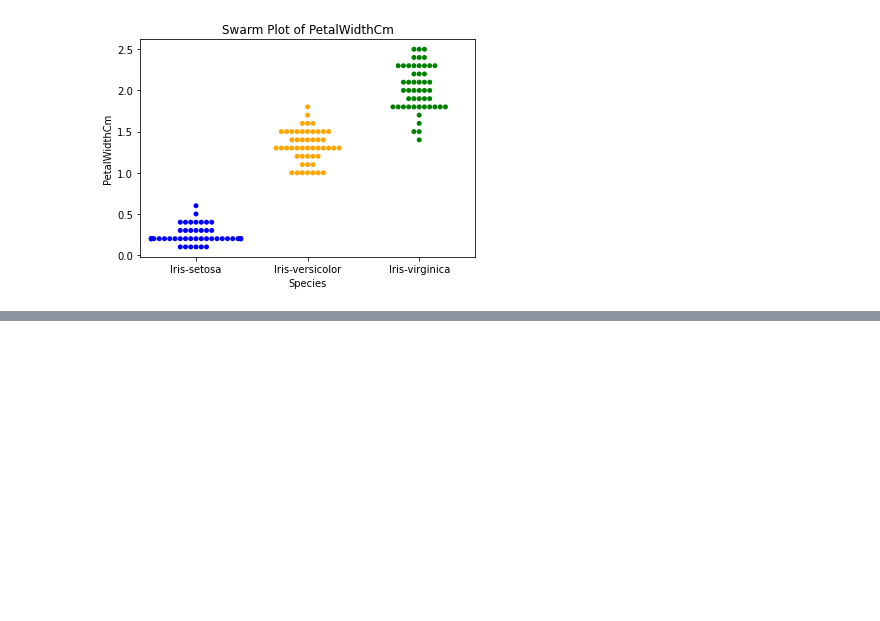
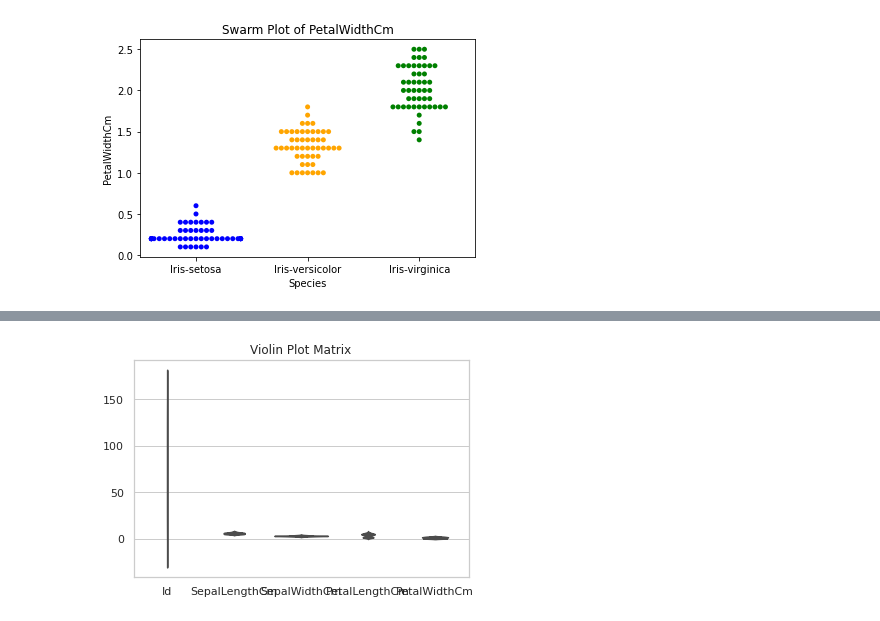
Before and after one commit to Nitroson/ML, a Jupyter notebook: 01 _the_Introduction _to_ML_using_iris_dataset.ipynb, the cells around one changed output, grey strips where cells are left out. Saved outputs shown, nothing was run; the diff lists cells and outputs as text; code cells hidden in the pictures; blank space fills up the shorter version.

```diff
--- a/01 _the_Introduction _to_ML_using_iris_dataset.ipynb
+++ b/01 _the_Introduction _to_ML_using_iris_dataset.ipynb
@@ -207,0 +217,7 @@ swarm_plots(data)
+# %%
+sns.set(style="whitegrid")
+sns.violinplot(data=data, inner='stick')
+plt.title('Violin Plot Matrix')
+plt.show()
+# %% [output]
+[figure, added]
```
Also changed, not shown: parts of 5 cells of this notebook, 1 other file.
